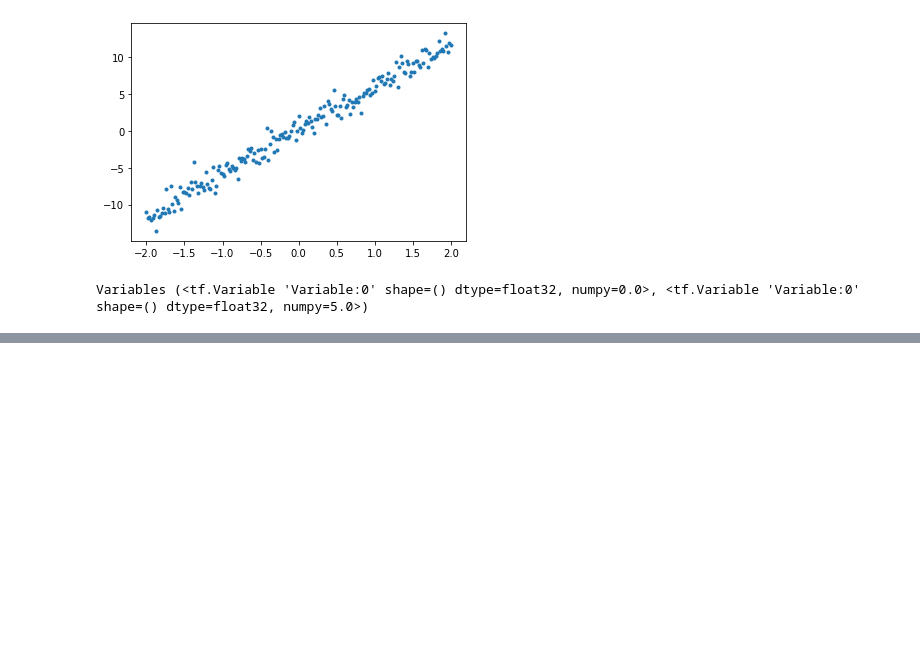
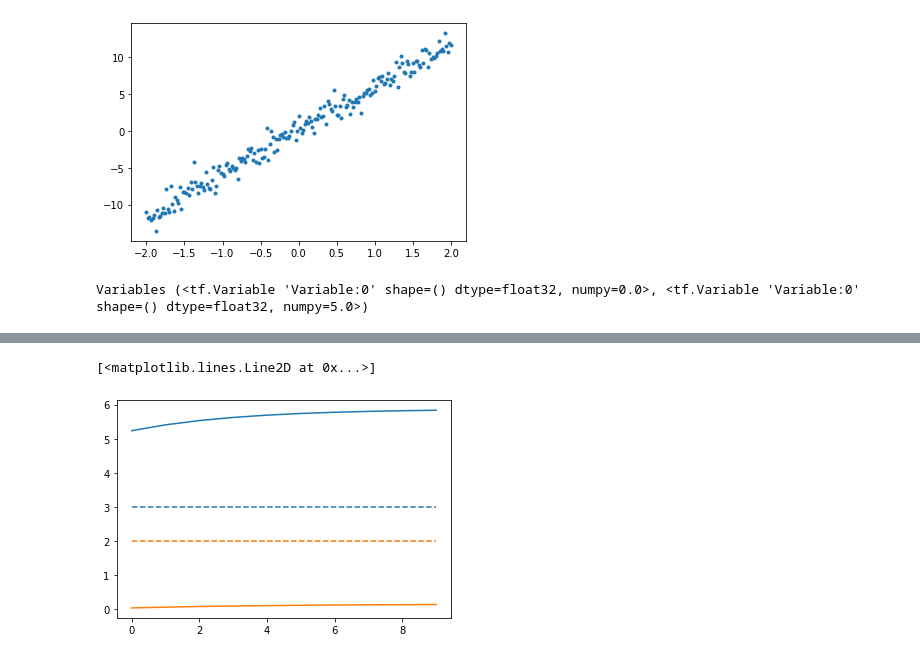
Before and after one commit to JiwonHae94/Tensorflow-For-Beginners, a Jupyter notebook: TensorFlowCore_BasicTrainingLoop.ipynb, the cells around one changed output, grey strips where cells are left out. Drawn from its saved outputs; the diff is of its cells as text; code cells hidden in the pictures; blank space fills up the shorter version.

```diff
--- a/TensorFlowCore_BasicTrainingLoop.ipynb
+++ b/TensorFlowCore_BasicTrainingLoop.ipynb
@@ -60,0 +95,24 @@ Variables (<tf.Variable 'Variable:0' shape=() dtype=float32, numpy=0.0>, <tf.Var
+# %%
+model = MyModel()
+
+# collect history of W-values and b-values to plot
+weights = []
+biases = []
+epochs = range(10)
+
+# Define a training loop
+def report(mode, loss):
+  return f"W = {model.w.numpy():1.2f}, b = {model.b.numpy():1.2f}, loss={loss:2.5f}"
+
+def training_loop(model, x, y):
+  for epoch in epochs:
+    #Update the model with teh single giant batch
+    train(model, x, y, learning_rate = 0.1)
+
+    # Track this before I update
+    weights.append(model.w.numpy())
+    biases.append(model.b.numpy())
+    current_loss = loss(y, model(x))
+
+    print(f"Epoch {epoch:2d}:")
+    print("         ", report(model, current_loss))
@@ -60,0 +145,12 @@ Variables (<tf.Variable 'Variable:0' shape=() dtype=float32, numpy=0.0>, <tf.Var
+# %%
+# plot evolution of the weights
+plt.plot(epochs, weights, label='Weights', color=colors[0])
+plt.plot(epochs, [TRUE_W] * len(epochs), '--',
+         label = "True weight", color=colors[0])
+
+plt.plot(epochs, biases, label='bias', color=colors[1])
+plt.plot(epochs, [TRUE_B] * len(epochs), "--",
+         label="True bias", color=colors[1])
+# %% [output]
+[<matplotlib.lines.Line2D at 0x...>]
+[figure, added]
```
Also changed, not shown: parts of 8 cells of this notebook.
